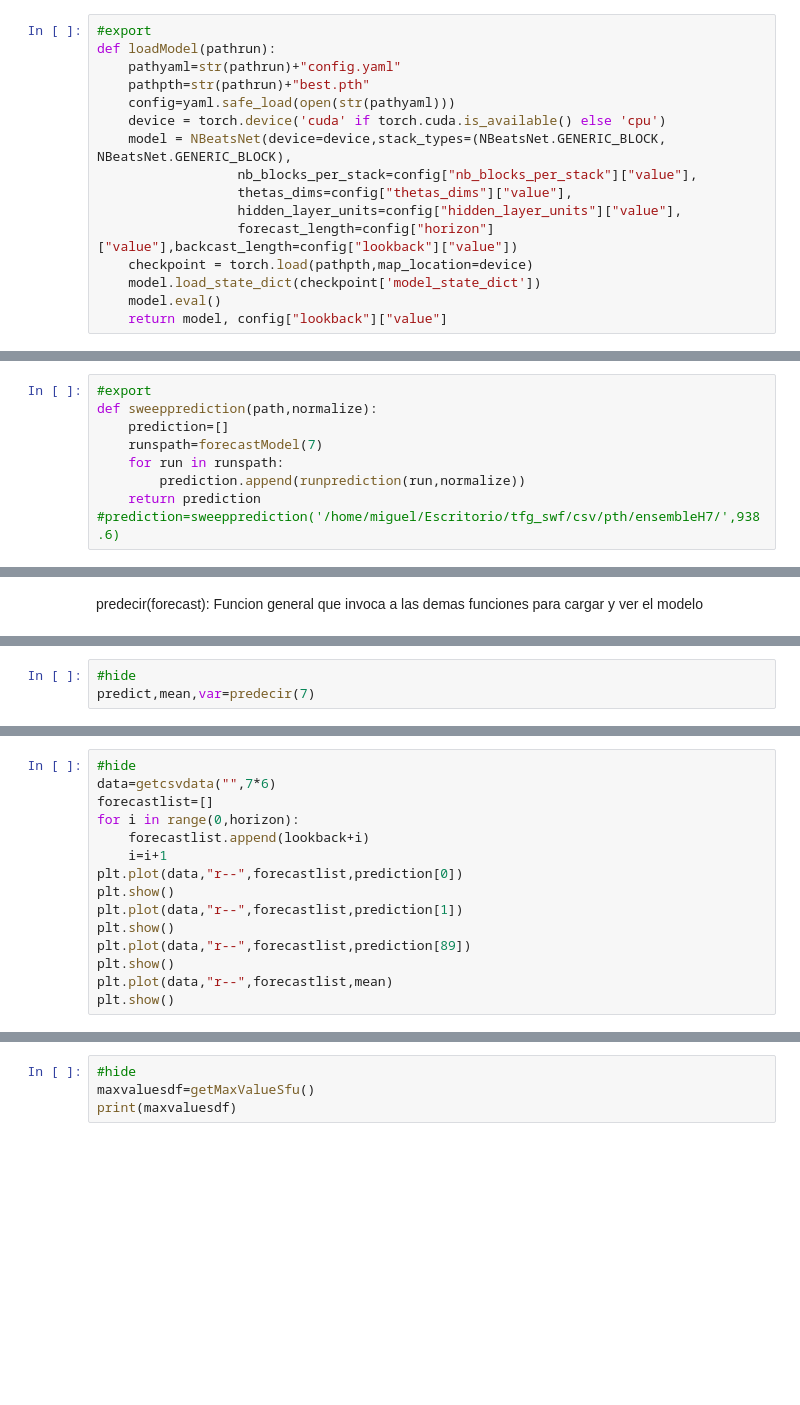
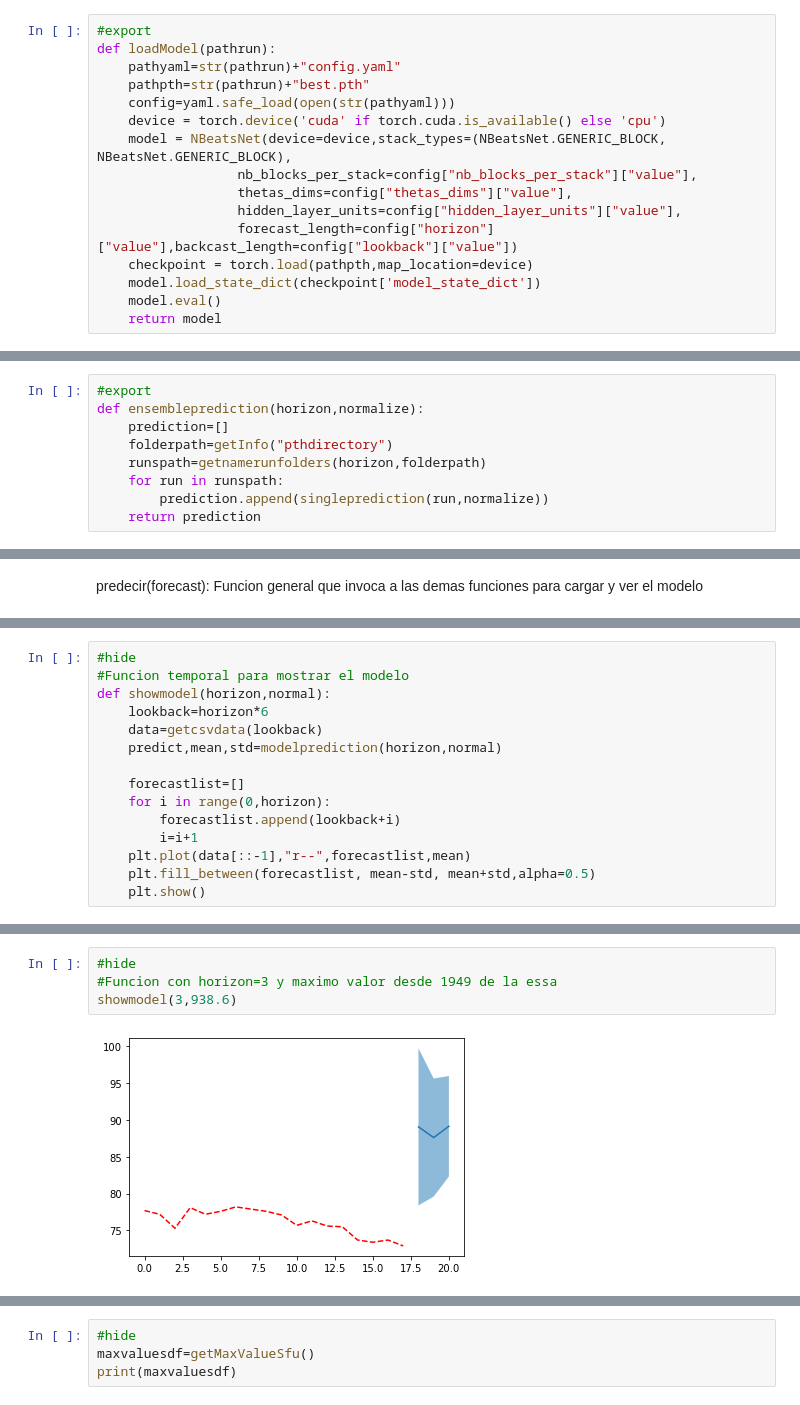
Before and after one commit to Miguel-Antonm/deploy_DL_space_weather_forecast, a Jupyter notebook: nbs/02_load_model.ipynb, the cells around one changed output, grey strips where cells are left out. Drawn from its saved outputs; the diff is of its cells as text; blank space fills up the shorter version.

```diff
--- a/nbs/02_load_model.ipynb
+++ b/nbs/02_load_model.ipynb
@@ -40,4 +40,4 @@ def loadModel(pathrun):
     checkpoint = torch.load(pathpth,map_location=device)
     model.load_state_dict(checkpoint['model_state_dict'])
     model.eval()
-    return model, config["lookback"]["value"]
+    return model
@@ -94,9 +149,9 @@ sweepprediction(path,normalize): Funcion que se recorre cada carpeta de un horiz
 # %%
 #export
-def sweepprediction(path,normalize):
+def ensembleprediction(horizon,normalize):
     prediction=[]
-    runspath=forecastModel(7)
+    folderpath=getInfo("pthdirectory")
+    runspath=getnamerunfolders(horizon,folderpath)
     for run in runspath:
-        prediction.append(runprediction(run,normalize))
+        prediction.append(singleprediction(run,normalize))
     return prediction
-#prediction=sweepprediction('/home/miguel/Escritorio/tfg_swf/csv/pth/ensembleH7/',938.6)
@@ -138,3 +221,0 @@ def predecir(forecast):
-# %%
-#hide
-predict,mean,var=predecir(7)
@@ -176,15 +245,15 @@ media 89.2117941962348     varianza 71.00661780379693
 # %%
 #hide
-data=getcsvdata("",7*6)
-forecastlist=[]
-for i in range(0,horizon):
-    forecastlist.append(lookback+i)
-    i=i+1
-plt.plot(data,"r--",forecastlist,prediction[0])
-plt.show()
-plt.plot(data,"r--",forecastlist,prediction[1])
-plt.show()
-plt.plot(data,"r--",forecastlist,prediction[89])
-plt.show()
-plt.plot(data,"r--",forecastlist,mean)
-plt.show()
+#Funcion temporal para mostrar el modelo
+def showmodel(horizon,normal):
+    lookback=horizon*6
+    data=getcsvdata(lookback)
+    predict,mean,std=modelprediction(horizon,normal)
+
+    forecastlist=[]
+    for i in range(0,horizon):
+        forecastlist.append(lookback+i)
+        i=i+1
+    plt.plot(data[::-1],"r--",forecastlist,mean)
+    plt.fill_between(forecastlist, mean-std, mean+std,alpha=0.5)
+    plt.show()
@@ -219,0 +260,6 @@ plt.show()"""
+# %%
+#hide
+#Funcion con horizon=3 y maximo valor desde 1949 de la essa
+showmodel(3,938.6)
+# %% [output]
+[figure, added]
```
Also changed, not shown: parts of 26 cells of this notebook, 12 other files.
